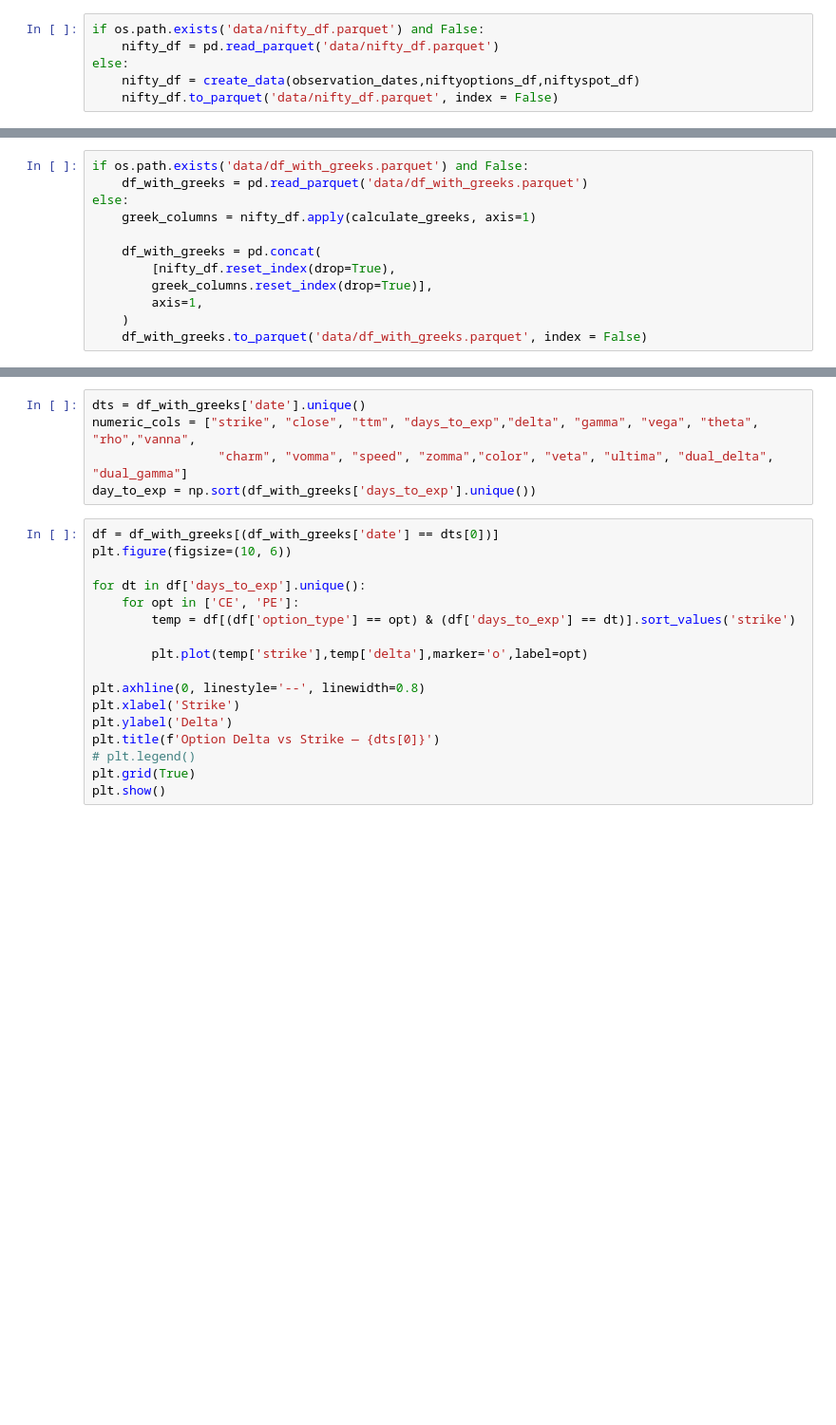
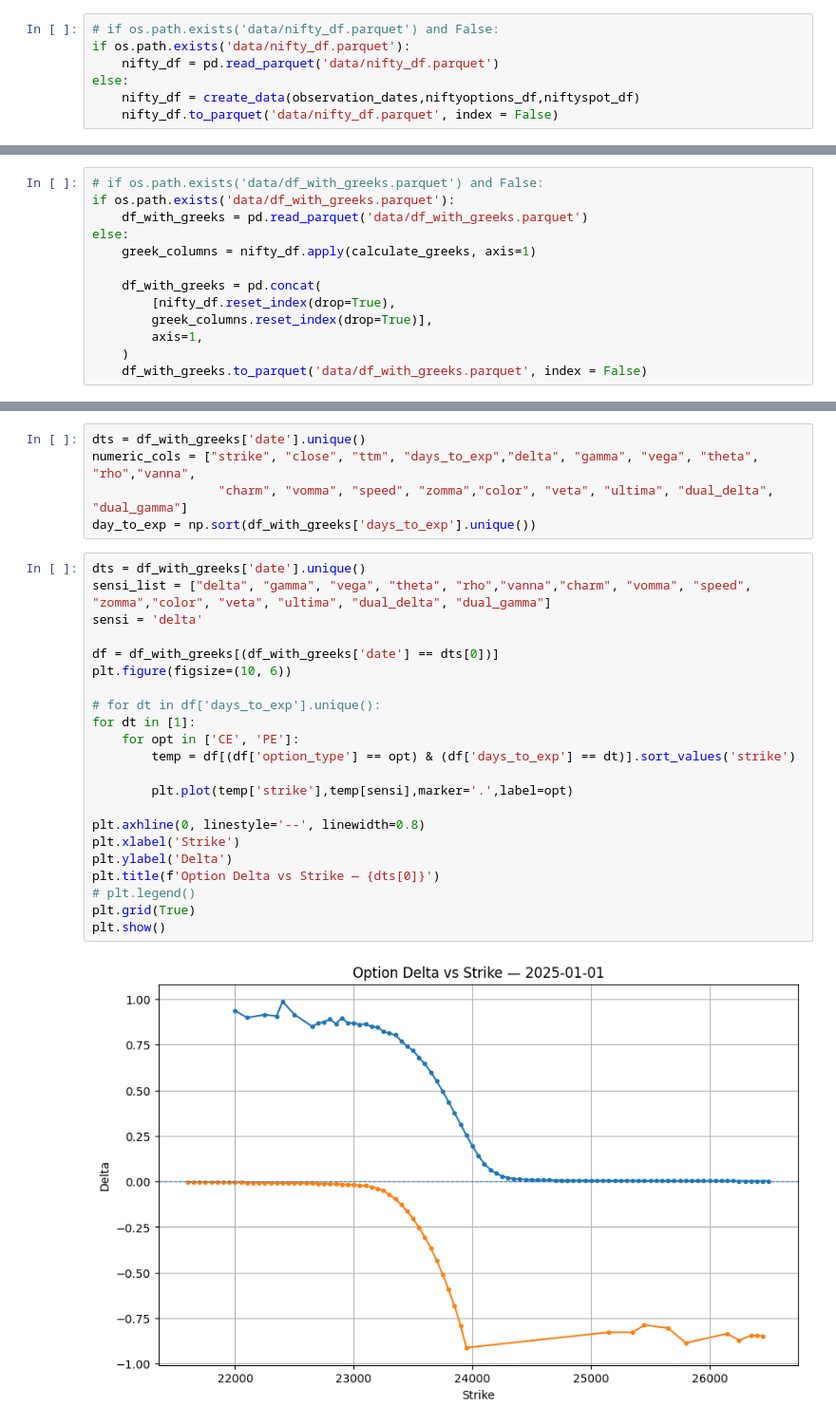
Before and after one commit to akhil-cv/IE612, a Jupyter notebook: Sensi.ipynb, the cells around one changed output, grey strips where cells are left out. Shown at 95% size. Drawn from its saved outputs; the diff is of its cells as text; blank space fills up the shorter version.

Commit message:
added synthetic data still pending the synthetic implementation

```diff
--- a/Sensi.ipynb
+++ b/Sensi.ipynb
@@ -158,7 +162,8 @@ def create_data(
 # %%
 # subset_df, r = dc.data_day(observation_dates[0],niftyoptions_df,niftyspot_df)
 # %%
-if os.path.exists('data/nifty_df.parquet') and False:
+# if os.path.exists('data/nifty_df.parquet') and False:
+if os.path.exists('data/nifty_df.parquet'):
     nifty_df = pd.read_parquet('data/nifty_df.parquet')
 else:
     nifty_df = create_data(observation_dates,niftyoptions_df,niftyspot_df)
@@ -219,7 +227,8 @@ def calculate_greeks(row):
         result["greek_error"] = str(exc)
     return pd.Series(result)
 # %%
-if os.path.exists('data/df_with_greeks.parquet') and False:
+# if os.path.exists('data/df_with_greeks.parquet') and False:
+if os.path.exists('data/df_with_greeks.parquet'):
     df_with_greeks = pd.read_parquet('data/df_with_greeks.parquet')
 else:
     greek_columns = nifty_df.apply(calculate_greeks, axis=1)
@@ -243,19 +294,26 @@ numeric_cols = ["strike", "close", "ttm", "days_to_exp","delta", "gamma", "vega"
                  "charm", "vomma", "speed", "zomma","color", "veta", "ultima", "dual_delta", "dual_gamma"]
 day_to_exp = np.sort(df_with_greeks['days_to_exp'].unique())
 # %%
+dts = df_with_greeks['date'].unique()
+sensi_list = ["delta", "gamma", "vega", "theta", "rho","vanna","charm", "vomma", "speed", "zomma","color", "veta", "ultima", "dual_delta", "dual_gamma"]
+sensi = 'delta'
+
 df = df_with_greeks[(df_with_greeks['date'] == dts[0])]
 plt.figure(figsize=(10, 6))
 
-for dt in df['days_to_exp'].unique():
+# for dt in df['days_to_exp'].unique():
+for dt in [1]:
     for opt in ['CE', 'PE']:
         temp = df[(df['option_type'] == opt) & (df['days_to_exp'] == dt)].sort_values('strike')
 
-        plt.plot(temp['strike'],temp['delta'],marker='o',label=opt)
+        plt.plot(temp['strike'],temp[sensi],marker='.',label=opt)
 
 plt.axhline(0, linestyle='--', linewidth=0.8)
 plt.xlabel('Strike')
 plt.ylabel('Delta')
 plt.title(f'Option Delta vs Strike — {dts[0]}')
 # plt.legend()
 plt.grid(True)
 plt.show()
+# %% [output]
+[figure, added]
```
Also changed, not shown: parts of 20 cells of this notebook, 3 other files.
